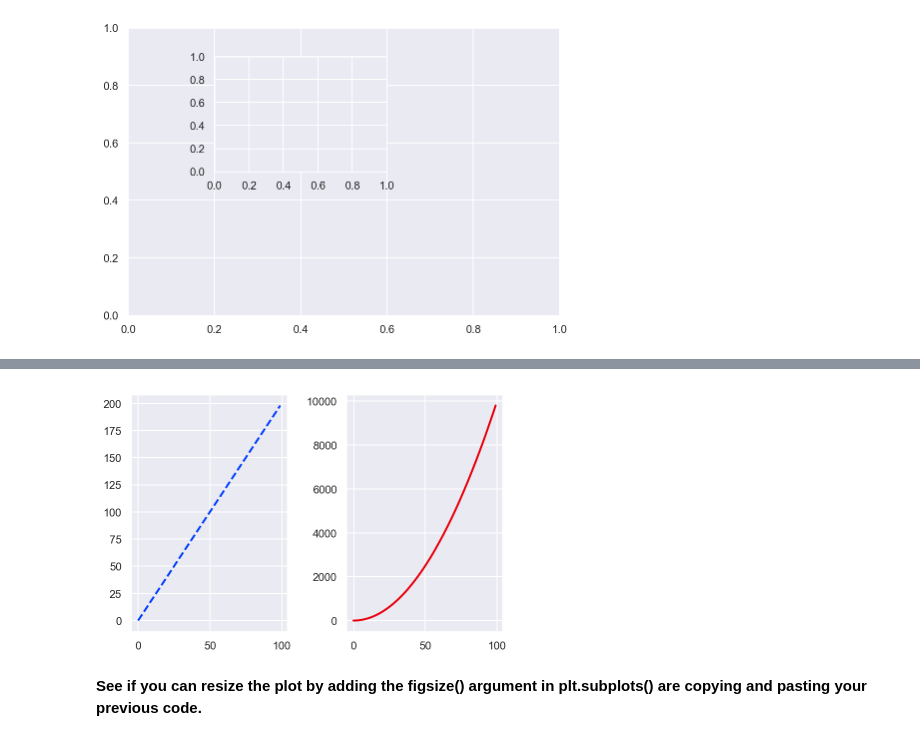
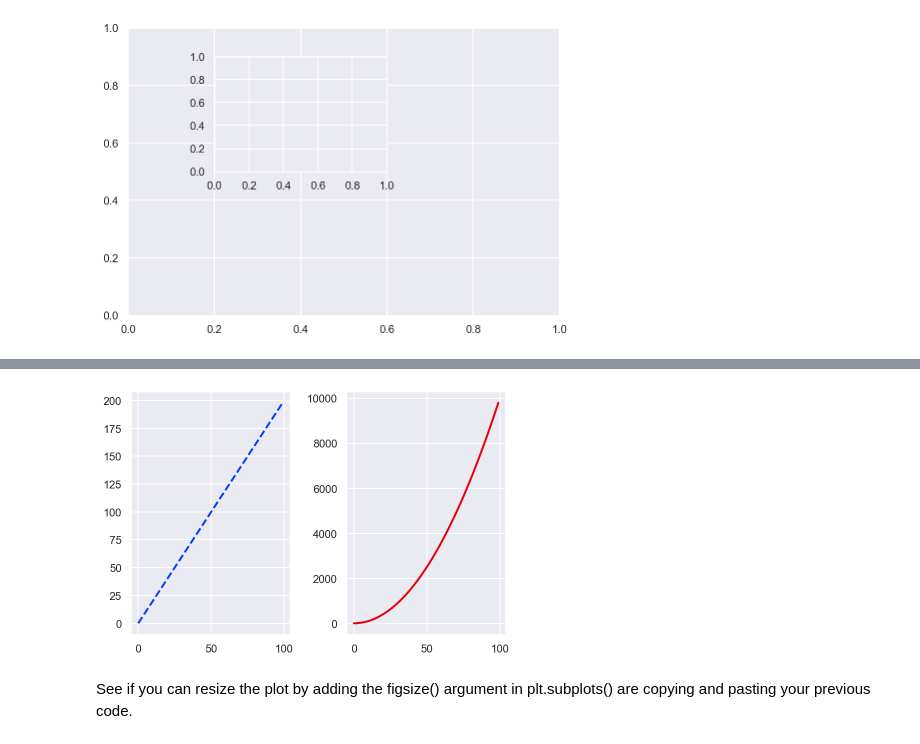
Before and after one commit to karakose77/python-for-data-science-and-machine-learning-exercises-and-projects, a Jupyter notebook: mk001-matplotlib_exercises.ipynb, the cells around one changed output, grey strips where cells are left out. Saved outputs shown, nothing was run; the diff lists cells and outputs as text; code cells hidden in the pictures.

```diff
--- a/mk001-matplotlib_exercises.ipynb
+++ b/mk001-matplotlib_exercises.ipynb
@@ -100,12 +108,21 @@ fig, ax = plt.subplots(nrows=1, ncols=2)
 # %%
-fig, ax = plt.subplots(nrows=1, ncols=2)
+fig, ax = plt.subplots(nrows=1,
+                       ncols=2)
 
-ax[0].plot(x, y, color="b", linestyle="--", linewidth=2)
-ax[1].plot(x, z, color="r", linestyle="-", linewidth=2)
+ax[0].plot(x,
+           y,
+           color="b",
+           linestyle="--",
+           linewidth=2)
+ax[1].plot(x,
+           z,
+           color="r",
+           linestyle="-",
+           linewidth=2)
 
 plt.tight_layout()
 # %% [output]
-[figure, old version]
+[figure, new version]
 # %% [markdown]
-**See if you can resize the plot by adding the figsize() argument in plt.subplots() are copying and pasting your previous code.**
+See if you can resize the plot by adding the figsize() argument in plt.subplots() are copying and pasting your previous code.
 # %%
```
Also changed, not shown: parts of 15 cells of this notebook.
